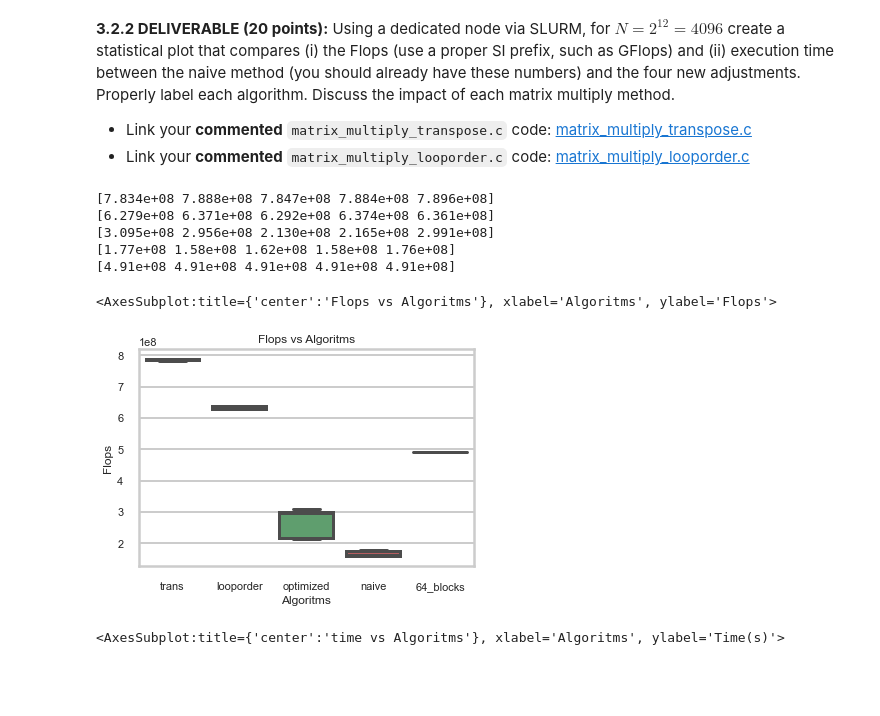
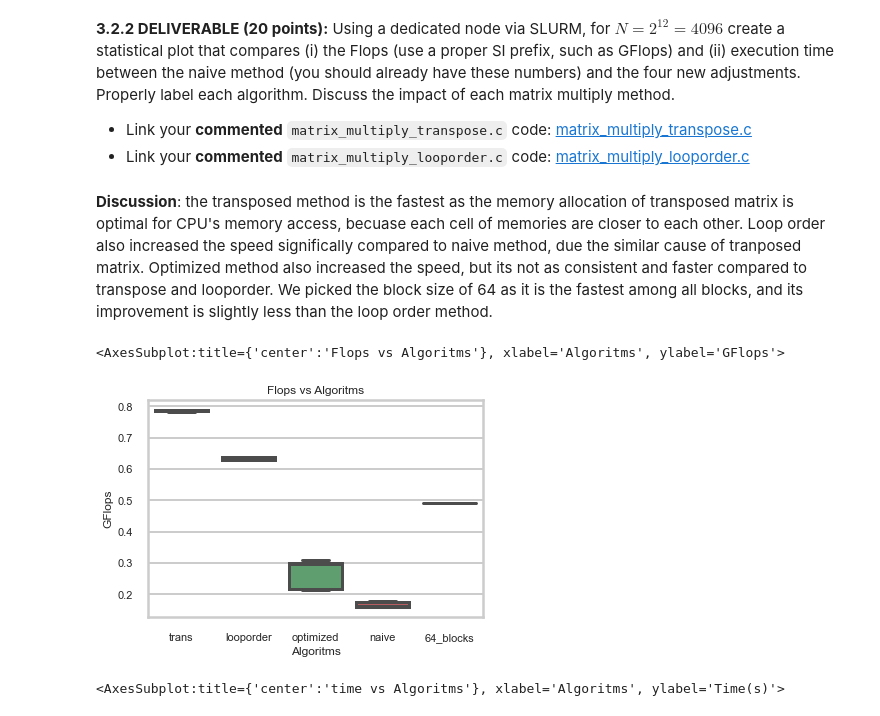
Before and after one commit to awwle6107/eecs569_assignment, a Jupyter notebook: hw1/hw01-submission-groupname.ipynb, the cells around one changed output. Saved outputs shown, nothing was run; the diff lists cells and outputs as text; code cells hidden in the pictures; blank space fills up the shorter version.

```diff
--- a/hw1/hw01-submission-groupname.ipynb
+++ b/hw1/hw01-submission-groupname.ipynb
@@ -276,6 +306,8 @@ sns.boxplot(x=data['B'],y=data['Flops'])
 
 * Link your **commented** `matrix_multiply_transpose.c` code: [matrix_multiply_transpose.c](matrix_multiply_transpose.c)
 * Link your **commented** `matrix_multiply_looporder.c` code: [matrix_multiply_looporder.c](matrix_multiply_flipped.c)
+# %% [markdown]
+**Discussion**: the transposed method is the fastest as the memory allocation of transposed matrix is optimal for CPU's memory access, becuase each cell of memories are closer to each other. Loop order also increased the speed significally compared to naive method, due the similar cause of tranposed matrix. Optimized method also increased the speed, but its not as consistent and faster compared to transpose and looporder. We picked the block size of 64 as it is the fastest among all blocks, and its improvement is slightly less than the loop order method.
 # %%
 # plot code: statistical Flops based on algorithm
 from operator import delitem
@@ -292,46 +324,41 @@ sns.set_theme(style="whitegrid",context="poster", font_scale=0.5)
 
 #load column headers into array
 trans_data = np.genfromtxt('matmul_transpose.csv', delimiter=',', names=True)
-trans_flops_4096 = trans_data["Flops"]
+trans_flops_4096 = trans_data["Flops"] / 10**9
 
 looporder_data = np.genfromtxt('matmul_flipped.csv', delimiter=',', names=True)
-looporder_flops_4096 = looporder_data["Flops"]
+looporder_flops_4096 = looporder_data["Flops"]/ 10**9
 
 optimized_data = np.genfromtxt('matmul_optimized.csv', delimiter=',', names=True)
-optimized_flops_4096 = optimized_data["Flops"]
+optimized_flops_4096 = optimized_data["Flops"]/ 10**9
 
 naive_data = np.genfromtxt('matmul_naive.csv', delimiter=',', names=True)
-naive_flops_4096 = naive_data["Flops"][-5:]
+naive_flops_4096 = naive_data["Flops"][-5:]/ 10**9
 
 block_data = np.genfromtxt("block.csv", delimiter=',', names=True)
-block_flops_4096 = block_data["Flops"][-10:-5]
+block_flops_4096 = block_data["Flops"][-10:-5]/ 10**9
 
 x_axis = []
 x_axis.extend("trans" for i in range(5))
 x_axis.extend("looporder" for i in range(5))
 x_axis.extend("optimized" for i in range(5))
 x_axis.extend("naive" for i in range(5))
 x_axis.extend("64_blocks" for i in range(5))
 y_axis_flops = []
 y_axis_flops.extend(trans_flops_4096)
 y_axis_flops.extend(looporder_flops_4096)
 y_axis_flops.extend(optimized_flops_4096)
 y_axis_flops.extend(naive_flops_4096)
 y_axis_flops.extend(block_flops_4096)
 
 #create figure
 f,ax = plt.subplots()
-ax.set(ylabel='Flops',xlabel='Algoritms', title="Flops vs Algoritms")
+ax.set(ylabel='GFlops',xlabel='Algoritms', title="Flops vs Algoritms")
 
 sns.boxplot(x=x_axis,y=y_axis_flops)
 # %% [output]
-[7.834e+08 7.888e+08 7.847e+08 7.884e+08 7.896e+08]
-[6.279e+08 6.371e+08 6.292e+08 6.374e+08 6.361e+08]
-[3.095e+08 2.956e+08 2.130e+08 2.165e+08 2.991e+08]
-[1.77e+08 1.58e+08 1.62e+08 1.58e+08 1.76e+08]
-[4.91e+08 4.91e+08 4.91e+08 4.91e+08 4.91e+08]
+<AxesSubplot:title={'center':'Flops vs Algoritms'}, xlabel='Algoritms', ylabel='GFlops'>
-<AxesSubplot:title={'center':'Flops vs Algoritms'}, xlabel='Algoritms', ylabel='Flops'>
-[figure, old version]
+[figure, new version]
 # %%
 # plot code: statistical execution time based on algorithm
 trans_time_4096 = trans_data['s']
```
Also changed, not shown: parts of 10 cells of this notebook, 2 other files.
